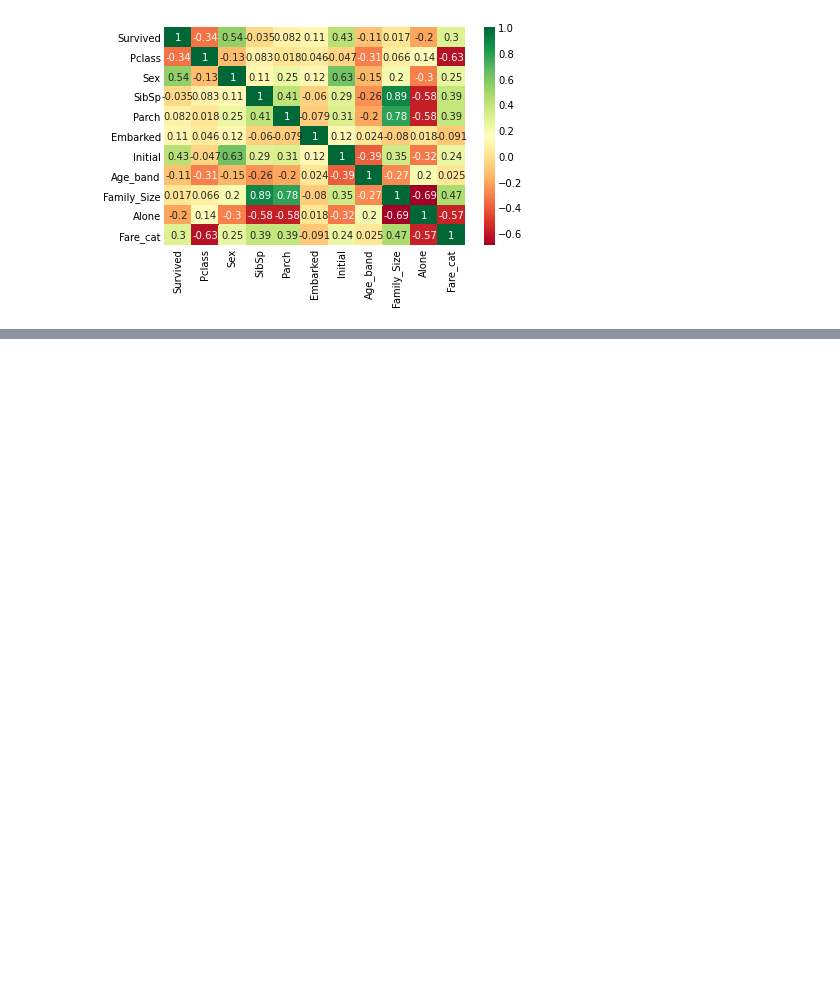
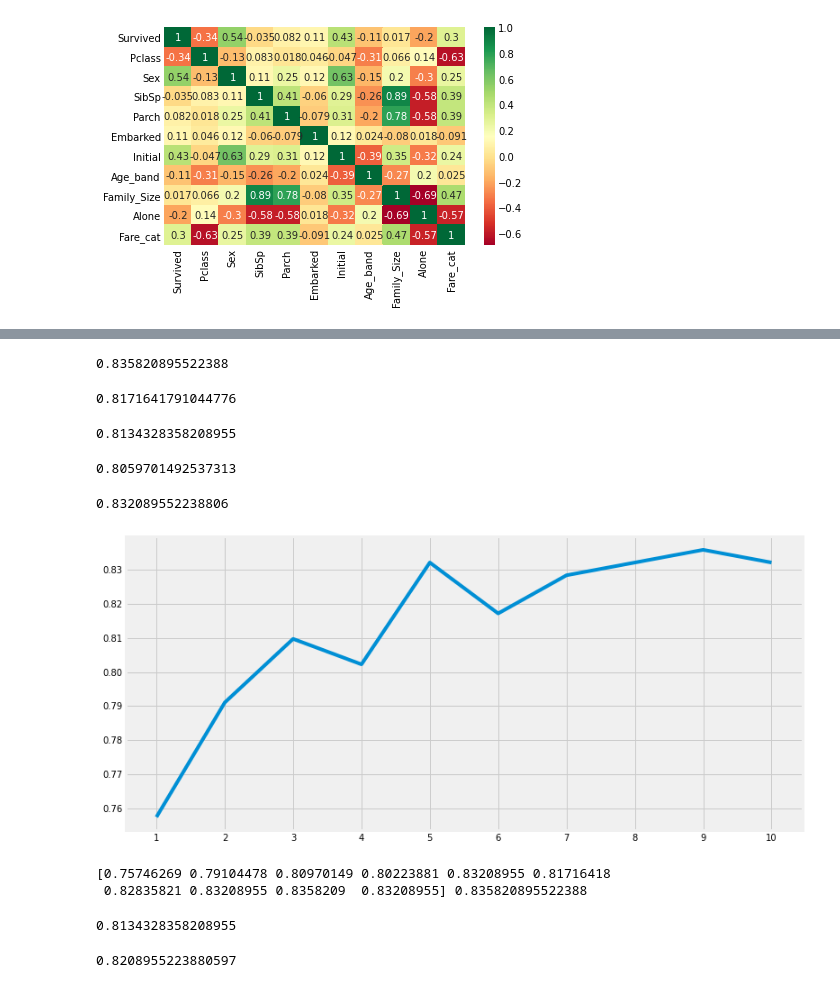
Before and after one commit to sejongpyo/Studies, a Jupyter notebook: titanic/titanic_6.ipynb, the cells around one changed output, grey strips where cells are left out. Cells and saved outputs as stored; diff of their text form; code cells hidden in the pictures; blank space fills up the shorter version.

```diff
--- a/titanic/titanic_6.ipynb
+++ b/titanic/titanic_6.ipynb
@@ -369,0 +379,68 @@ NameError: name 'a' is not defined
+# %%
+model = svm.SVC(kernel = 'rbf', C = 1, gamma = 0.1)
+model.fit(train_X, train_Y)
+prediction1 = model.predict(test_X)
+print(metrics.accuracy_score(prediction1, test_Y))
+# %% [output]
+0.835820895522388
+# %%
+model = svm.SVC(kernel = 'linear', C = 0.1, gamma = 0.1)
+model.fit(train_X, train_Y)
+prediction2 = model.predict(test_X)
+print(metrics.accuracy_score(prediction2, test_Y))
+# %% [output]
+0.8171641791044776
+# %%
+model = LogisticRegression()
+model.fit(train_X, train_Y)
+prediction3 = model.predict(test_X)
+print(metrics.accuracy_score(prediction3, test_Y))
+# %% [output]
+0.8134328358208955
+# %%
+model = DecisionTreeClassifier()
+model.fit(train_X, train_Y)
+prediction4 = model.predict(test_X)
+print(metrics.accuracy_score(prediction4, test_Y))
+# %% [output]
+0.8059701492537313
+# %%
+model = KNeighborsClassifier()
+model.fit(train_X, train_Y)
+prediction5 = model.predict(test_X)
+print(metrics.accuracy_score(prediction5, test_Y))
+# %% [output]
+0.832089552238806
+# %%
+index = list(range(1, 11))
+a = pd.Series()
+for i in index:
+    model = KNeighborsClassifier(n_neighbors = i)
+    model.fit(train_X, train_Y)
+    prediction = model.predict(test_X)
+    a = a.append(pd.Series(metrics.accuracy_score(prediction, test_Y)))
+plt.plot(index, a)
+plt.xticks(index)
+fig = plt.gcf()
+fig.set_size_inches(12, 6)
+plt.show()
+
+print(a.values, a.values.max())
+# %% [output]
+[figure, added]
+[0.75746269 0.79104478 0.80970149 0.80223881 0.83208955 0.81716418
+ 0.82835821 0.83208955 0.8358209  0.83208955] 0.835820895522388
+# %%
+model = GaussianNB()
+model.fit(train_X, train_Y)
+prediction6 = model.predict(test_X)
+print(metrics.accuracy_score(prediction6, test_Y))
+# %% [output]
+0.8134328358208955
+# %%
+model = RandomForestClassifier(n_estimators = 100)
+model.fit(train_X, train_Y)
+prediction7 = model.predict(test_X)
+print(metrics.accuracy_score(prediction7, test_Y))
+# %% [output]
+0.8208955223880597
```
Also changed, not shown: parts of 25 cells of this notebook, 1 other file.
